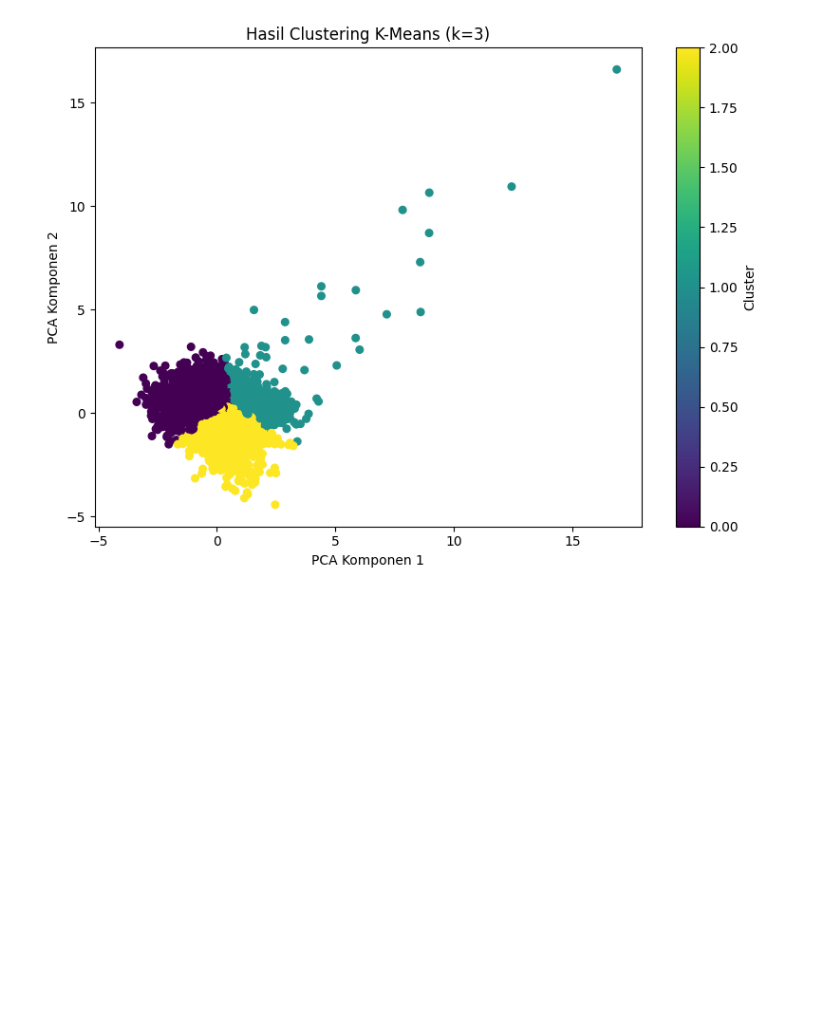
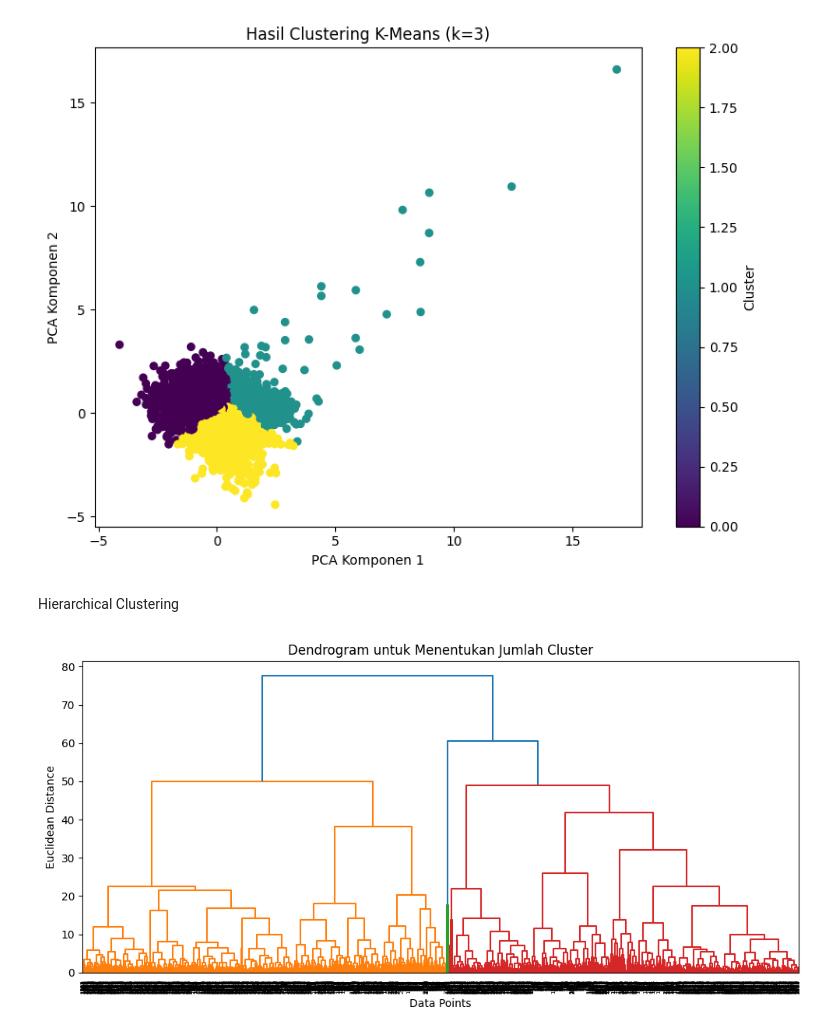
Before and after one commit to Frathol/Pembelajaran-Mesin, a Jupyter notebook: UTS1/uts_235314092.ipynb, the cells around one changed output. Drawn from its saved outputs; the diff is of its cells as text; code cells hidden in the pictures; blank space fills up the shorter version.

Commit message:
Hierarchical Clustering

```diff
--- a/UTS1/uts_235314092.ipynb
+++ b/UTS1/uts_235314092.ipynb
@@ -234,3 +234,16 @@ plt.tight_layout()
 plt.show()
 # %% [output]
 [figure]
+# %% [markdown]
+Hierarchical Clustering
+# %%
+# 2. Plot Dendrogram
+plt.figure(figsize=(10, 5))
+dendrogram = sch.dendrogram(sch.linkage(X_scaled, method='ward'))
+plt.title("Dendrogram untuk Menentukan Jumlah Cluster")
+plt.xlabel("Data Points")
+plt.ylabel("Euclidean Distance")
+plt.tight_layout()
+plt.show()
+# %% [output]
+[figure, added]
```
Also changed, not shown: parts of 2 cells of this notebook.
